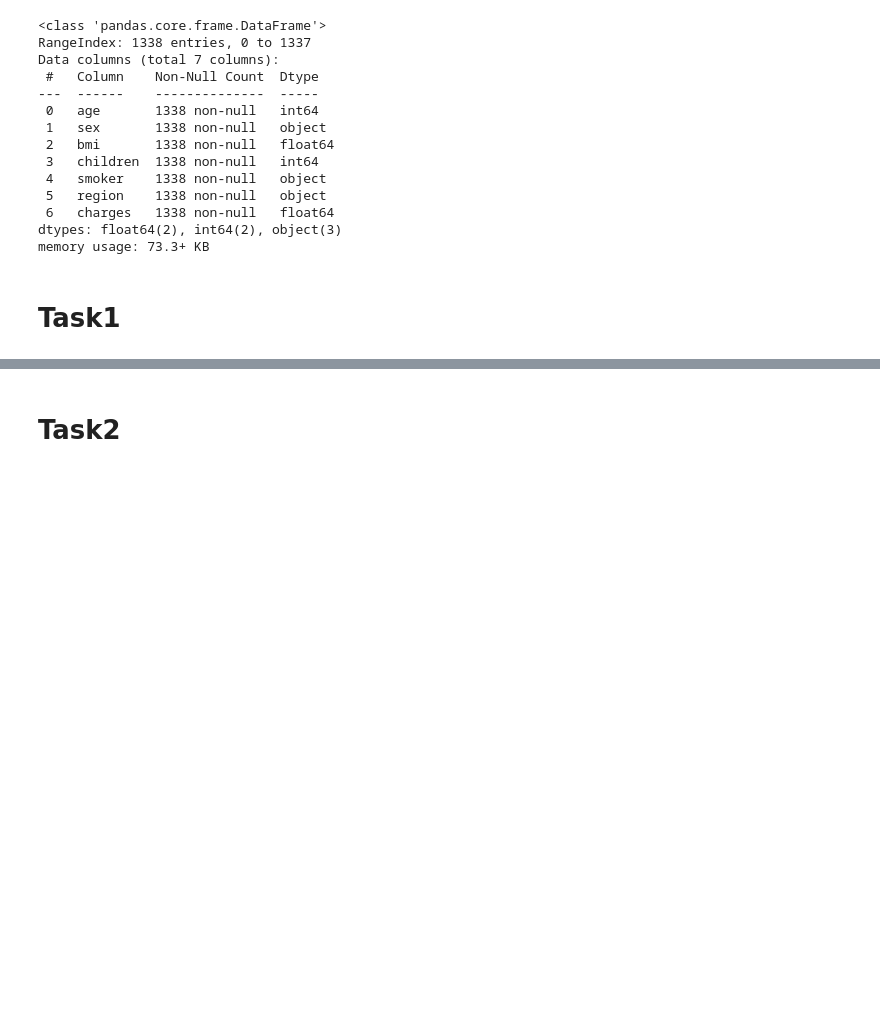
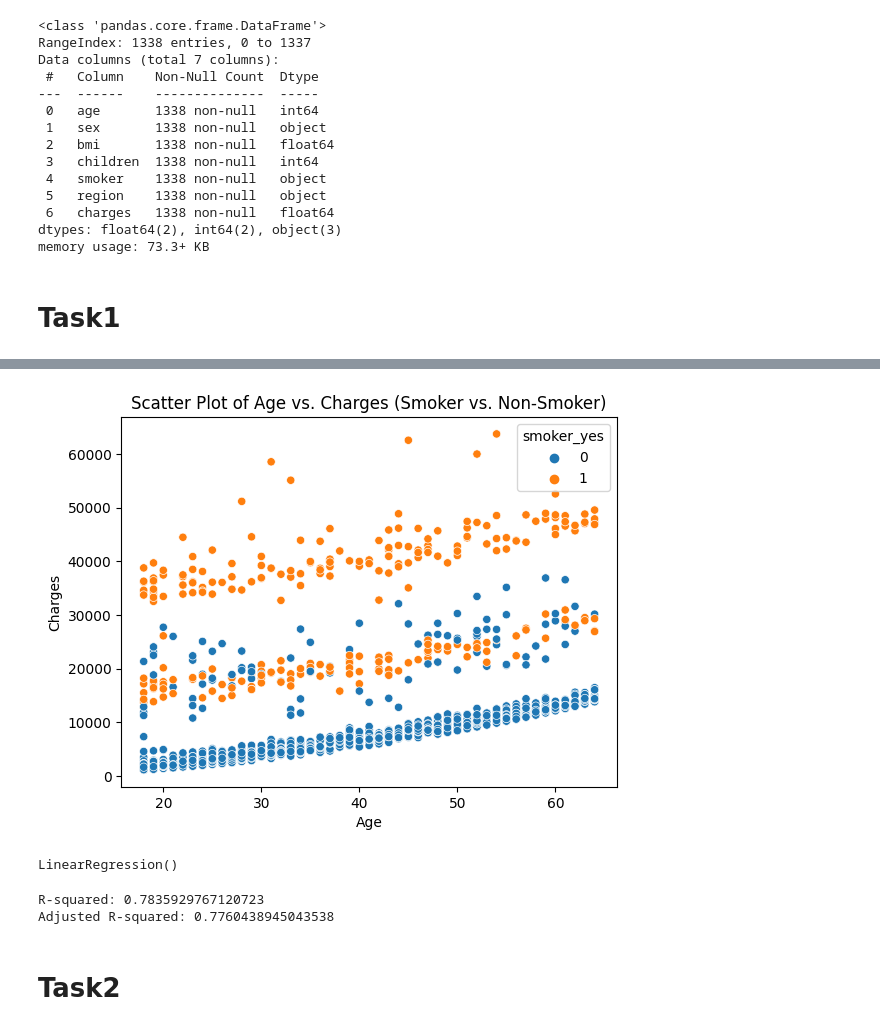
Before and after one commit to MallyRust/ML-Course-Projects, a Jupyter notebook: Project2.ipynb, the cells around one changed output, grey strips where cells are left out. Saved outputs shown, nothing was run; the diff lists cells and outputs as text; code cells hidden in the pictures; blank space fills up the shorter version.

```diff
--- a/Project2.ipynb
+++ b/Project2.ipynb
@@ -50,5 +62,9 @@ memory usage: 73.3+ KB
 # %% [markdown]
 # Task1
 # %%
-# Encode categorical variables
-df_encoded = pd.get_dummies(df, columns=["sex", "smoker", "region"], drop_first=True)
+# Convert categorical variables to dummy variables
+data = pd.get_dummies(df, columns=['sex', 'smoker', 'region'], drop_first=True)
+
+# Split the data into independent variables (X) and the dependent variable (Y)
+X = data.drop('charges', axis=1)
+Y = data['charges']
@@ -82,0 +98,9 @@ Notes:
+# %%
+# Scatter plot of age vs. charges
+sns.scatterplot(data=data, x='age', y='charges', hue='smoker_yes')
+plt.xlabel('Age')
+plt.ylabel('Charges')
+plt.title('Scatter Plot of Age vs. Charges (Smoker vs. Non-Smoker)')
+plt.show()
+# %% [output]
+[figure, added]
@@ -83,3 +111,31 @@ Notes:
+# %%
+#Create and fit the OLS regression model
+
+model = LinearRegression()
+model.fit(X_train, Y_train)
+# %% [output]
+LinearRegression()
+# %%
+# Predict on the test set
+Y_pred = model.predict(X_test)
+
+# Calculate R-squared
+r_squared = r2_score(Y_test, Y_pred)
+
+# Calculate the number of independent variables
+n = X_test.shape[0]
+
+# Calculate the number of independent variables used in the model
+k = X_test.shape[1]
+
+# Calculate the adjusted R-squared
+adjusted_r_squared = 1 - (1 - r_squared) * ((n - 1) / (n - k - 1))
+
+print("R-squared:", r_squared)
+print("Adjusted R-squared:", adjusted_r_squared)
+# %% [output]
+R-squared: 0.7835929767120723
+Adjusted R-squared: 0.7760438945043538
 # %% [markdown]
 # Task2
 # %% [markdown]
```
Also changed, not shown: parts of 21 cells of this notebook.
